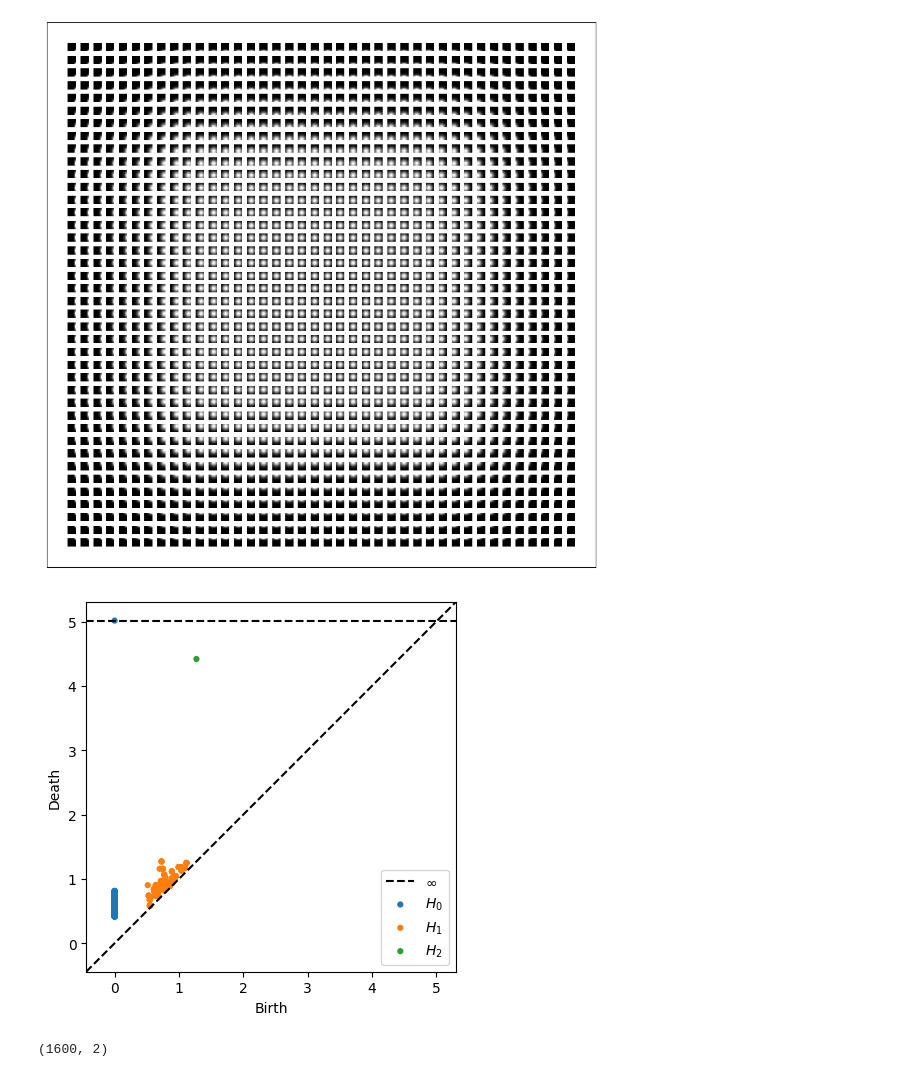
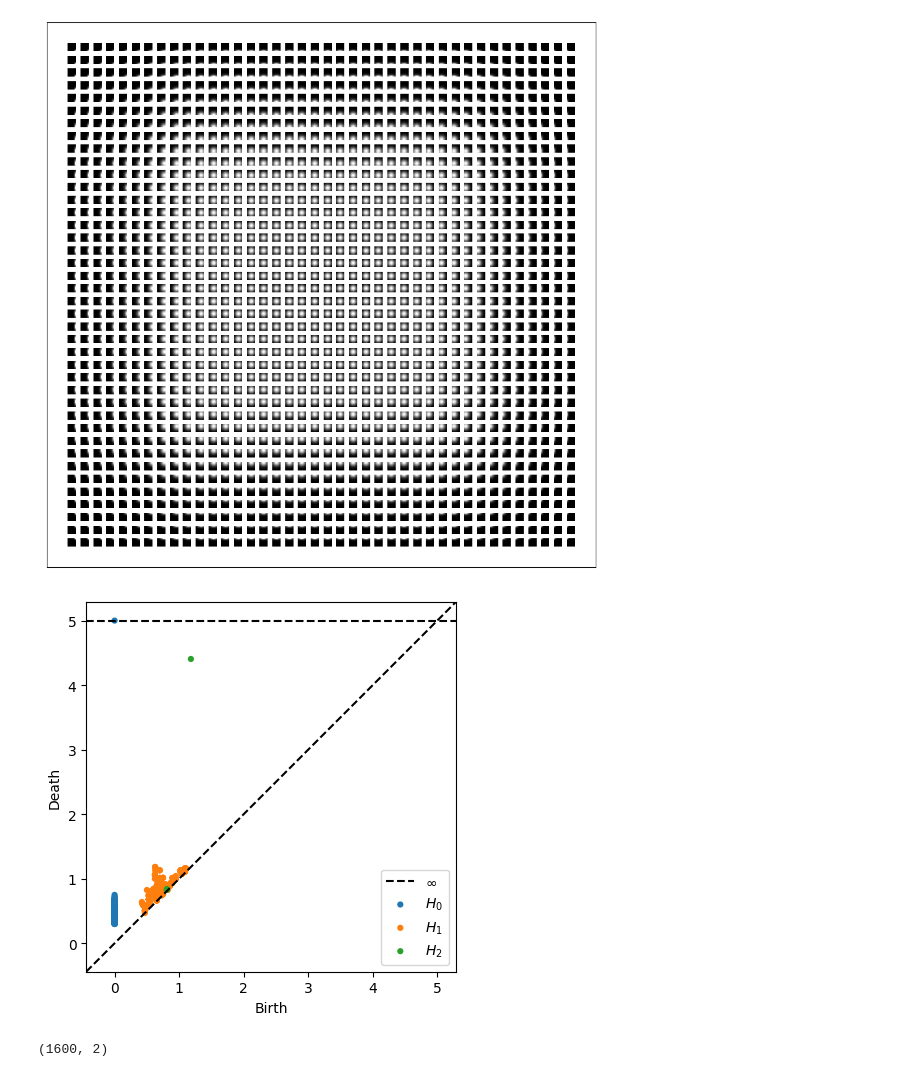
Before and after one commit to mtsch/DREiMac, a Jupyter notebook: docs/notebooks/movingDot.ipynb, the cells around one changed output. Drawn from its saved outputs; the diff is of its cells as text; code cells hidden in the pictures.

```diff
--- a/docs/notebooks/movingDot.ipynb
+++ b/docs/notebooks/movingDot.ipynb
@@ -38,12 +38,12 @@ PlotUtils.plot_patches(P, zoom=1)
 <AxesSubplot: >
 [figure]
 # %%
-cpc = ComplexProjectiveCoords(P, n_landmarks=300)
+cpc = ComplexProjectiveCoords(P, n_landmarks=400)
 
 fig = plt.figure()
 plot_diagrams(cpc.dgms_)
 # %% [output]
-[figure, old version]
+[figure, new version]
 # %%
 coords = cpc.get_coordinates(perc=0.3, HARDCODE=False, partunity_fn=PartUnity.exp)
 print(coords.shape)
```
Also changed, not shown: parts of 3 cells of this notebook, 2 other files.
